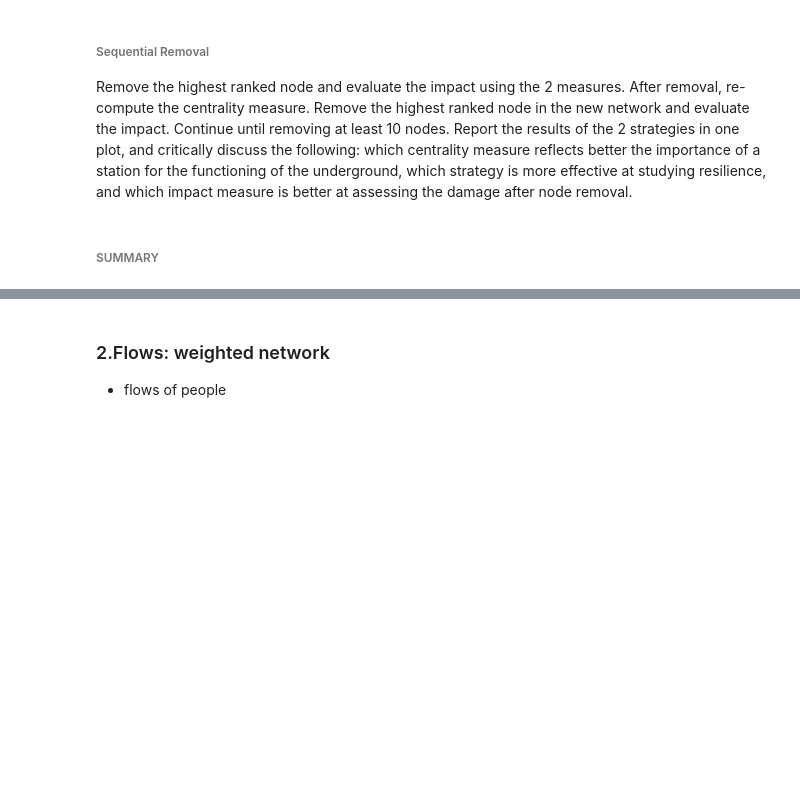
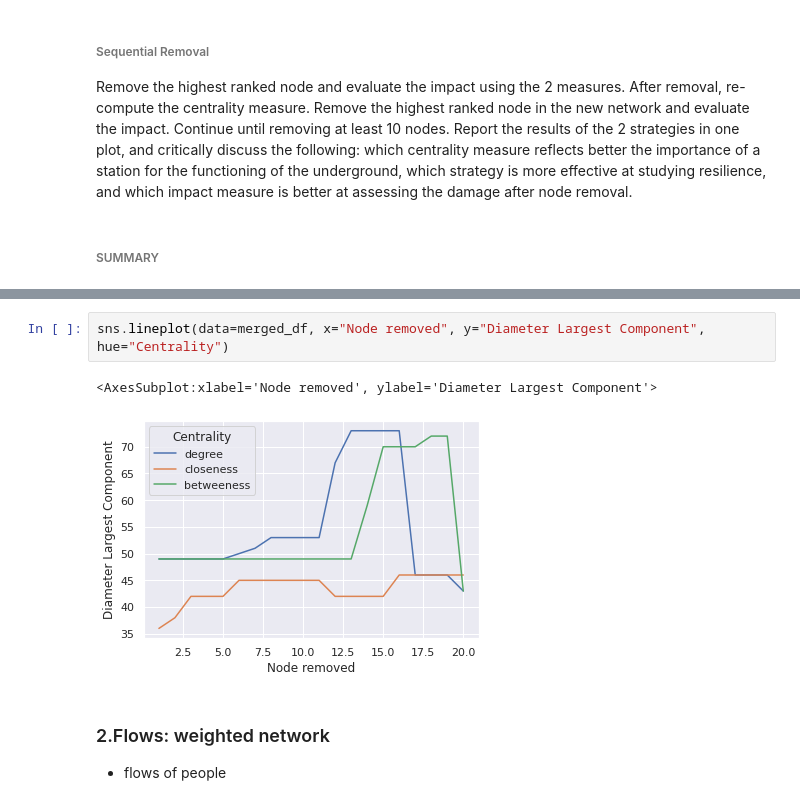
Before and after one commit to brfelipealmeida/LondonTubeNetwork, a Jupyter notebook: Code.ipynb, the cells around one changed output, grey strips where cells are left out. Drawn from its saved outputs; the diff is of its cells as text; blank space fills up the shorter version.

```diff
--- a/Code.ipynb
+++ b/Code.ipynb
@@ -838,3 +885,8 @@ Remove the highest ranked node and evaluate the impact using the 2 measures. Aft
+# %%
+sns.lineplot(data=merged_df, x="Node removed", y="Diameter Largest Component", hue="Centrality")
+# %% [output]
+<AxesSubplot:xlabel='Node removed', ylabel='Diameter Largest Component'>
+[figure, added]
 # %% [markdown]
 ### 2.Flows: weighted network
 
```
Also changed, not shown: parts of 14 cells of this notebook.
